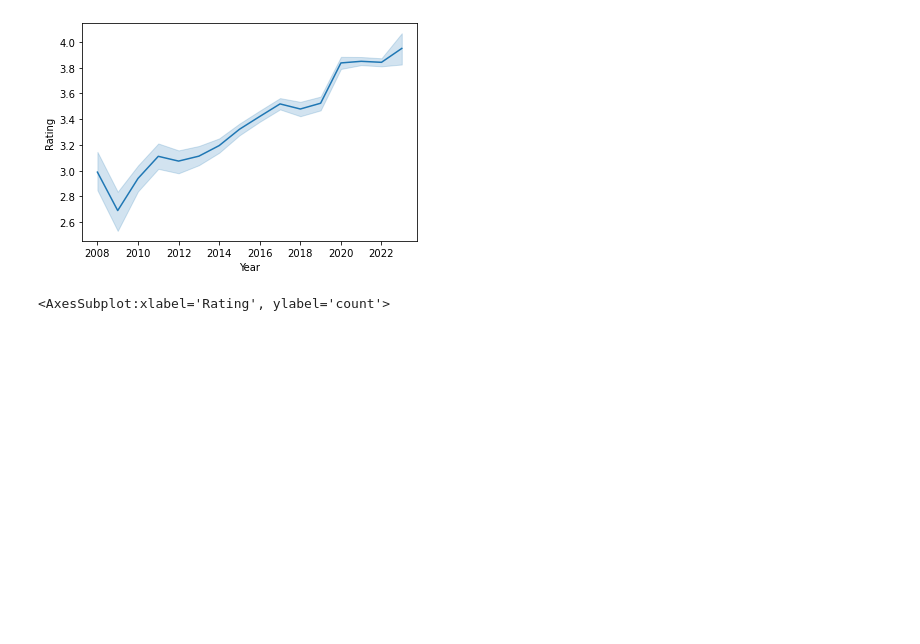
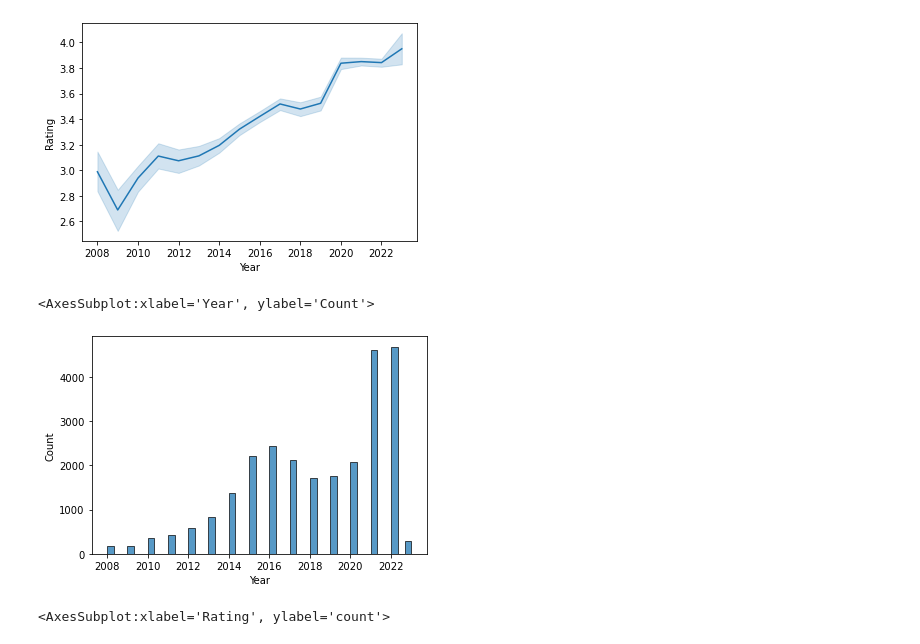
Before and after one commit to t36yang/GlassDoorReviewAnalayis-Bank, a Jupyter notebook: Notebook/Citi Glasssdoor Review - Preprocessing.ipynb, the cells around one changed output. Cells and saved outputs as stored; diff of their text form; code cells hidden in the pictures; blank space fills up the shorter version.

```diff
--- a/Notebook/Citi Glasssdoor Review - Preprocessing.ipynb
+++ b/Notebook/Citi Glasssdoor Review - Preprocessing.ipynb
@@ -801,6 +830,11 @@ sns.lineplot(x=new_df['Year'],y=new_df['Rating'])
 # %% [output]
 <AxesSubplot:xlabel='Year', ylabel='Rating'>
 [figure]
+# %%
+sns.histplot(x=new_df['Year'])
+# %% [output]
+<AxesSubplot:xlabel='Year', ylabel='Count'>
+[figure, added]
 # %%
 sns.countplot(data['Rating'],palette='mako')
 # %% [output]
```
Also changed, not shown: parts of 64 cells of this notebook, 1 other file.
